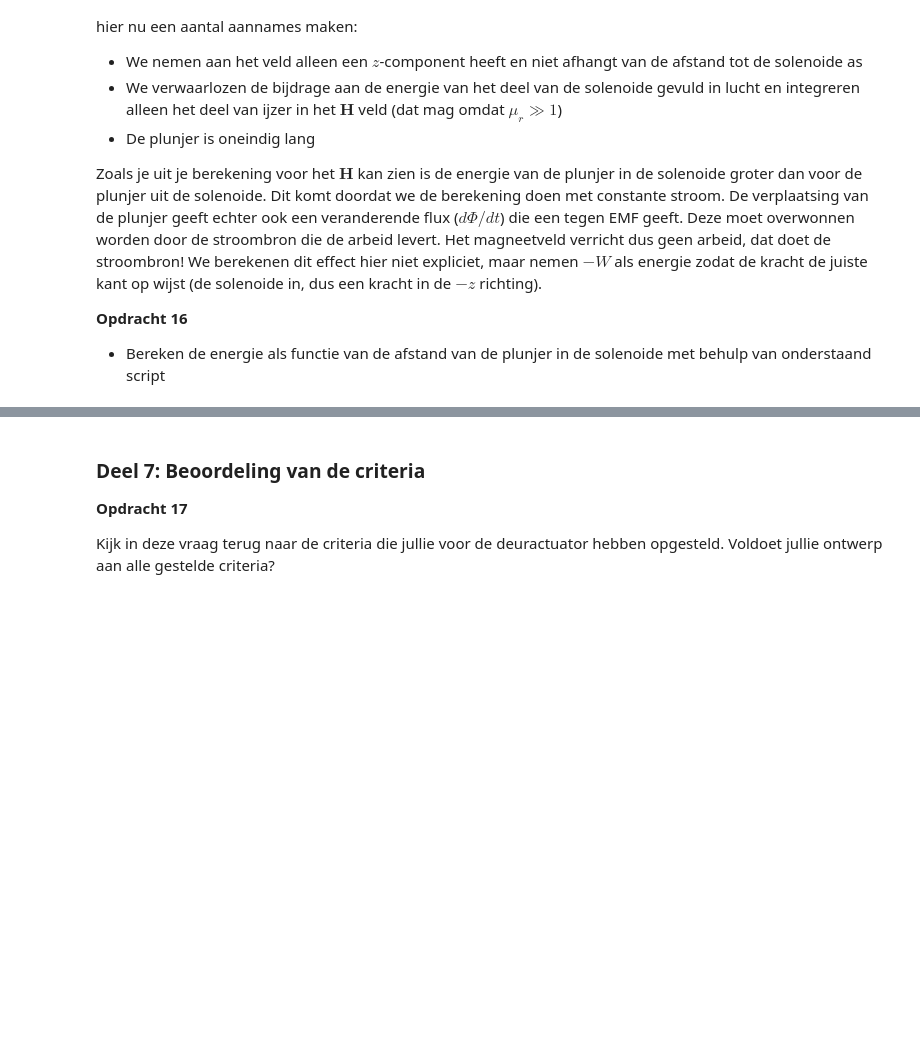
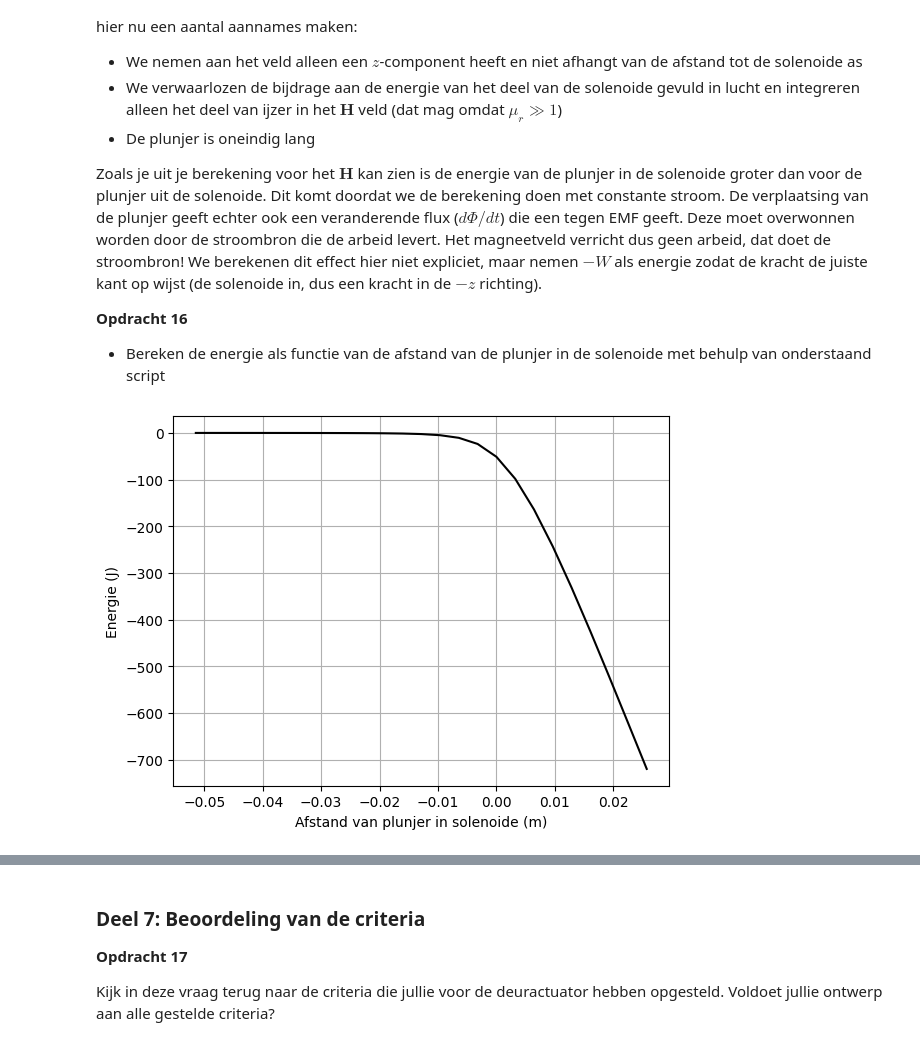
Before and after one commit to ggdejong/opdrachten-DEF-D, a Jupyter notebook: DigitaleOntwerpopdrachten/1CondensatorOpdracht/KrachtactuatorOpdracht.ipynb, the cells around one changed output, grey strips where cells are left out. Cells and saved outputs as stored; diff of their text form; code cells hidden in the pictures; blank space fills up the shorter version.

```diff
--- a/DigitaleOntwerpopdrachten/1CondensatorOpdracht/KrachtactuatorOpdracht.ipynb
+++ b/DigitaleOntwerpopdrachten/1CondensatorOpdracht/KrachtactuatorOpdracht.ipynb
@@ -615,9 +615,14 @@ Zoals je uit je berekening voor het $\mathbf{H}$ kan zien is de energie van de p
 * Bereken de energie als functie van de afstand van de plunjer in de solenoide met behulp van onderstaand script
 # %%
 # integrate the field up to point z_p
-# Wz=-0.5*np.pi*r_s**2*np.cumsum(np.flipud(H_ax)*mu_r*mu_0*np.flipud(H_ax))*(z_ax[1] - z_ax[0])
+Wz = -0.5*np.pi*r_s**2*np.cumsum(np.flipud(H_ax)*mu_r*mu_0*np.flipud(H_ax))*(z_ax[1] - z_ax[0])
 
-# plt.plot(L_s/2 - z_ax, np.flipud(Wz), '-k')
+plt.plot(L_s/2 - z_ax, np.flipud(Wz), '-k')
 
-# plt.xlabel('Afstand van plunjer in solenoide (m)'), plt.ylabel('Energie (J)'), plt.grid()
+plt.xlabel('Afstand van plunjer in solenoide (m)')
+plt.ylabel('Energie (J)')
+plt.grid()
+plt.show()
+# %% [output]
+[figure, added]
 # %%
```
Also changed, not shown: parts of 2 cells of this notebook.
